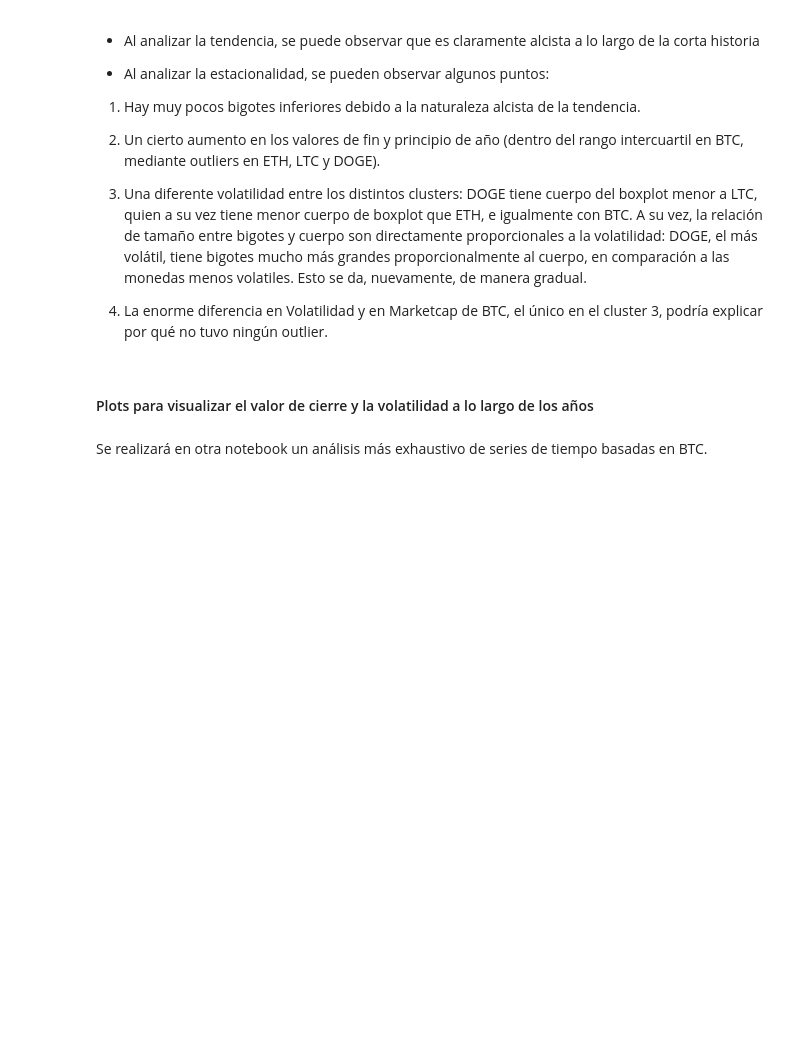
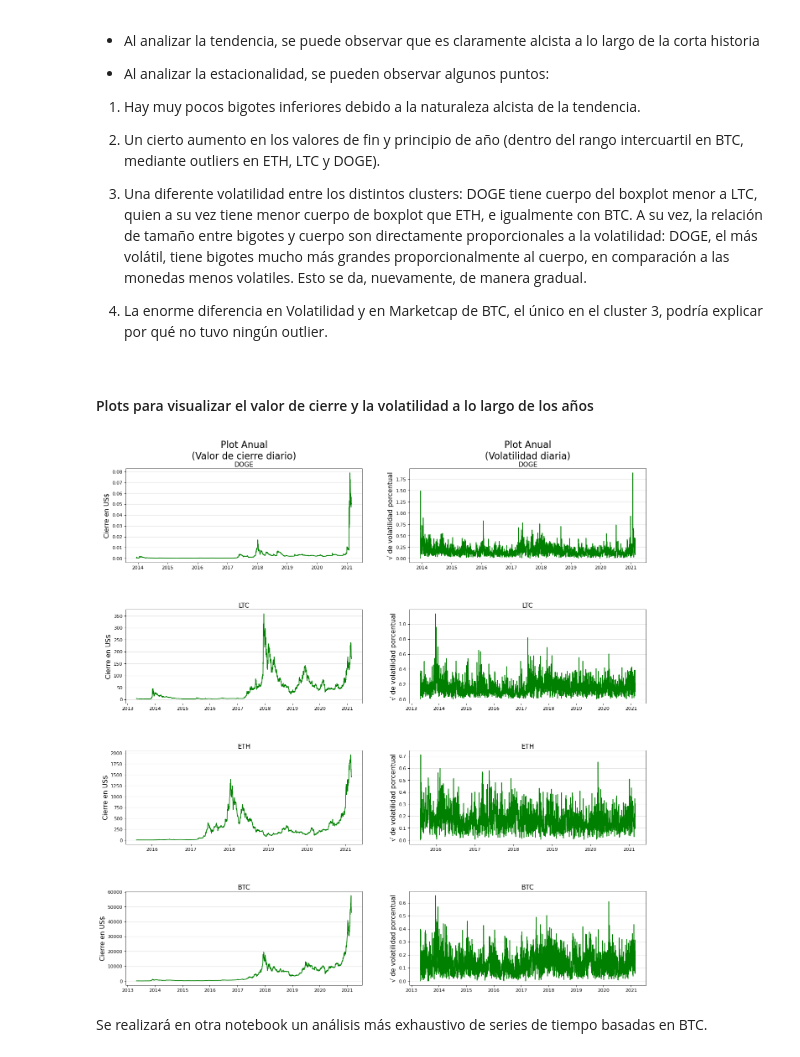
Before and after one commit to Agustin-Bulzomi/Projects, a Jupyter notebook: Programming/Digital House (Python)/Project 4 - Criptocurrencies/1) Analysis.ipynb, the cells around one changed output. Saved outputs shown, nothing was run; the diff lists cells and outputs as text; code cells hidden in the pictures; blank space fills up the shorter version.

```diff
--- a/Programming/Digital House (Python)/Project 4 - Criptocurrencies/1) Analysis.ipynb
+++ b/Programming/Digital House (Python)/Project 4 - Criptocurrencies/1) Analysis.ipynb
@@ -322,50 +459,60 @@ plt.subplots_adjust(hspace=0.5)
 axes2[0, 0].plot(doge["Date"], doge["Close"], color='g')
 axes2[0, 0].xaxis.set_label_position('top')
 axes2[0, 0].set_xlabel('DOGE', fontsize= 14)
+axes2[0, 0].set_ylabel('Cierre en US$', fontsize=14, rotation='vertical')
 axes2[0, 0].grid(which='major', axis='y', color='gray', lw=1, alpha=0.2)
 
 axes2[0, 1].plot(doge["Date"], doge["Volatilidad"], color='g')
 axes2[0, 1].xaxis.set_label_position('top')
 axes2[0, 1].set_xlabel('DOGE', fontsize= 14)
+axes2[0, 1].set_ylabel('√ de volatilidad porcentual', fontsize=14, rotation='vertical')
 axes2[0, 1].grid(which='major', axis='y', color='gray', lw=1, alpha=0.2)
 
 axes2[1, 0].plot(ltc["Date"], ltc["Close"], color='g')
 axes2[1, 0].xaxis.set_label_position('top')
 axes2[1, 0].set_xlabel('LTC', fontsize= 14)
+axes2[1, 0].set_ylabel('Cierre en US$', fontsize=14, rotation='vertical')
 axes2[1, 0].grid(which='major', axis='y', color='gray', lw=1, alpha=0.2)
 
 axes2[1, 1].plot(ltc["Date"], ltc["Volatilidad"], color='g')
 axes2[1, 1].xaxis.set_label_position('top')
 axes2[1, 1].set_xlabel('LTC', fontsize= 14)
+axes2[1, 1].set_ylabel('√ de volatilidad porcentual', fontsize=14, rotation='vertical')
 axes2[1, 1].grid(which='major', axis='y', color='gray', lw=1, alpha=0.2)
 
 
 axes2[2, 0].plot(eth["Date"], eth["Close"], color='g')
 axes2[2, 0].xaxis.set_label_position('top')
 axes2[2, 0].set_xlabel('ETH', fontsize= 14)
+axes2[2, 0].set_ylabel('Cierre en US$', fontsize=14, rotation='vertical')
 axes2[2, 0].grid(which='major', axis='y', color='gray', lw=1, alpha=0.2)
 
 axes2[2, 1].plot(eth["Date"], eth["Volatilidad"], color='g')
 axes2[2, 1].xaxis.set_label_position('top')
 axes2[2, 1].set_xlabel('ETH', fontsize= 14)
+axes2[2, 1].set_ylabel('√ de volatilidad porcentual', fontsize=14, rotation='vertical')
 axes2[2, 1].grid(which='major', axis='y', color='gray', lw=1, alpha=0.2)
 
 
 axes2[3, 0].plot(btc["Date"], btc["Close"], color='g')
 axes2[3, 0].xaxis.set_label_position('top')
 axes2[3, 0].set_xlabel('BTC', fontsize= 14)
+axes2[3, 0].set_ylabel('Cierre en US$', fontsize=14, rotation='vertical')
 axes2[3, 0].grid(which='major', axis='y', color='gray', lw=1, alpha=0.2)
 
 axes2[3, 1].plot(btc["Date"], btc["Volatilidad"], color='g')
 axes2[3, 1].xaxis.set_label_position('top')
 axes2[3, 1].set_xlabel('BTC', fontsize= 14)
+axes2[3, 1].set_ylabel('√ de volatilidad porcentual', fontsize=14, rotation='vertical')
 axes2[3, 1].grid(which='major', axis='y', color='gray', lw=1, alpha=0.2)
 
 
 #Seteamos los títulos:
-axes2[0, 0].set_title('Plot Anual\n(Valor de cierre)', fontsize=20);
+axes2[0, 0].set_title('Plot Anual\n(Valor de cierre diario)', fontsize=20);
 axes2[0, 1].set_title('Plot Anual\n(Volatilidad diaria)', fontsize=20);
 
-plt.savefig('plots.png')
+plt.savefig('Plots anuales.png')
+# %% [output]
+[figure, added]
 # %% [markdown]
 Se realizará en otra notebook un análisis más exhaustivo de series de tiempo basadas en BTC.
```
Also changed, not shown: parts of 22 cells of this notebook, 20 other files.
